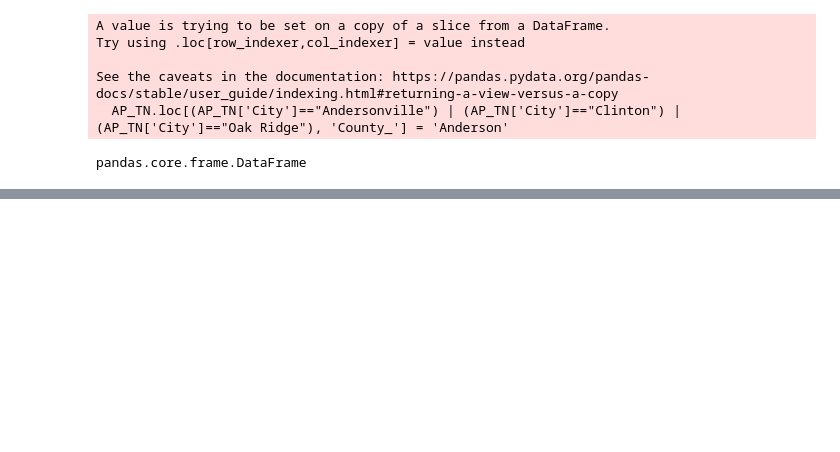
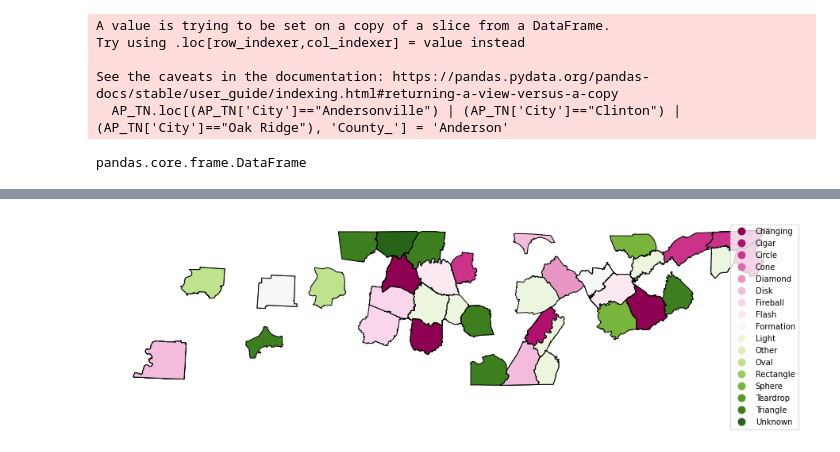
Before and after one commit to Cuiweiyi/geospatial-python-project-Cuiweiyi, a Jupyter notebook: notebooks/TN UAP.ipynb, the cells around one changed output, grey strips where cells are left out. Saved outputs shown, nothing was run; the diff lists cells and outputs as text; code cells hidden in the pictures; blank space fills up the shorter version.

```diff
--- a/notebooks/TN UAP.ipynb
+++ b/notebooks/TN UAP.ipynb
@@ -587,7 +321,3 @@ See the caveats in the documentation: https://pandas.pydata.org/pandas-docs/stab
 type(AP_TN)
 # %% [output]
 pandas.core.frame.DataFrame
-# %%
-AP_TN['geometry'] = AP_TN.apply(lambda x: Point((x.lat,
-                                                         x.lng)),
-                                        axis=1)
@@ -603,0 +329,4 @@ sightings = gpd.GeoDataFrame(AP_TN,
+# %%
+counties = pd.merge(left = Tenn, right = AP_TN,
+                    left_on = 'NAME', right_on = 'County_')
+counties.head()
@@ -604,2 +409,12 @@ sightings = gpd.GeoDataFrame(AP_TN,
+# %%
+fig, ax = plt.subplots(figsize=(16,4))
+counties.plot(column = 'Shape',
+              cmap = 'PiYG',
+              legend=True,
+              edgecolor = 'black',
+              ax = ax)
+ax.axis('off');
+# %% [output]
+[figure, added]
 # %%
 sightings.info()
```
Also changed, not shown: parts of 67 cells of this notebook.
